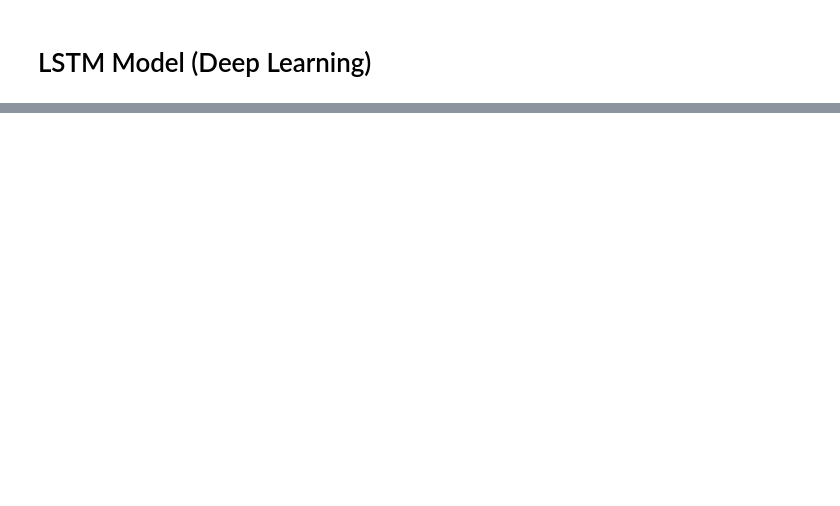
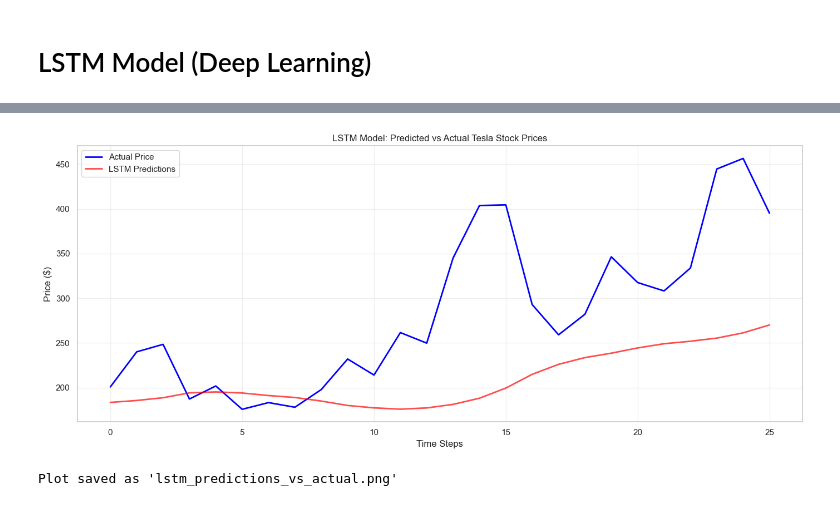
Before and after one commit to StanNjihia/Tesla_Stock_Analysis-Elon_Wealth_Analysis, a Jupyter notebook: tesla_stocl.ipynb, the cells around one changed output, grey strips where cells are left out. Saved outputs shown, nothing was run; the diff lists cells and outputs as text; code cells hidden in the pictures; blank space fills up the shorter version.

Commit message:
Trained_LSTM_Model

```diff
--- a/tesla_stocl.ipynb
+++ b/tesla_stocl.ipynb
@@ -1409,0 +1945,21 @@ Prophet Performance Metrics:
+# %%
+# Make predictions
+lstm_predictions_scaled = lstm_model.predict(X_test)
+lstm_predictions = scaler.inverse_transform(lstm_predictions_scaled)
+
+# Align with actual test data (account for sequence length)
+actual_test_aligned = test_data['TSLA_Adj_Close'].values[seq_length:]
+
+# Calculate metrics
+lstm_mse = mean_squared_error(actual_test_aligned, lstm_predictions)
+lstm_rmse = np.sqrt(lstm_mse)
+lstm_mae = mean_absolute_error(actual_test_aligned, lstm_predictions)
+lstm_mape = np.mean(np.abs((actual_test_aligned - lstm_predictions.flatten()) /
+                           actual_test_aligned)) * 100
+lstm_r2 = r2_score(actual_test_aligned, lstm_predictions)
+
+print(f"\nLSTM Performance Metrics:")
+print(f"  RMSE:  ${lstm_rmse:,.2f}")
+print(f"  MAE:   ${lstm_mae:,.2f}")
+print(f"  MAPE:  {lstm_mape:.2f}%")
+print(f"  R²:    {lstm_r2:.4f}")
@@ -1409,0 +2044,18 @@ Prophet Performance Metrics:
+# %%
+# Visual check
+plt.figure(figsize=(14, 6))
+plt.plot(actual_test_aligned, label='Actual Price', color='blue', linewidth=2)
+plt.plot(lstm_predictions, label='LSTM Predictions', color='red', linewidth=2, alpha=0.7)
+plt.title('LSTM Model: Predicted vs Actual Tesla Stock Prices')
+plt.xlabel('Time Steps')
+plt.ylabel('Price ($)')
+plt.legend()
+plt.grid(True, alpha=0.3)
+plt.tight_layout()
+plt.savefig('lstm_predictions_vs_actual.png', dpi=300, bbox_inches='tight')
+plt.show()
+
+print("\nPlot saved as 'lstm_predictions_vs_actual.png'")
+# %% [output]
+[figure, added]
+Plot saved as 'lstm_predictions_vs_actual.png'
```
Also changed, not shown: parts of 22 cells of this notebook, 4 other files.
